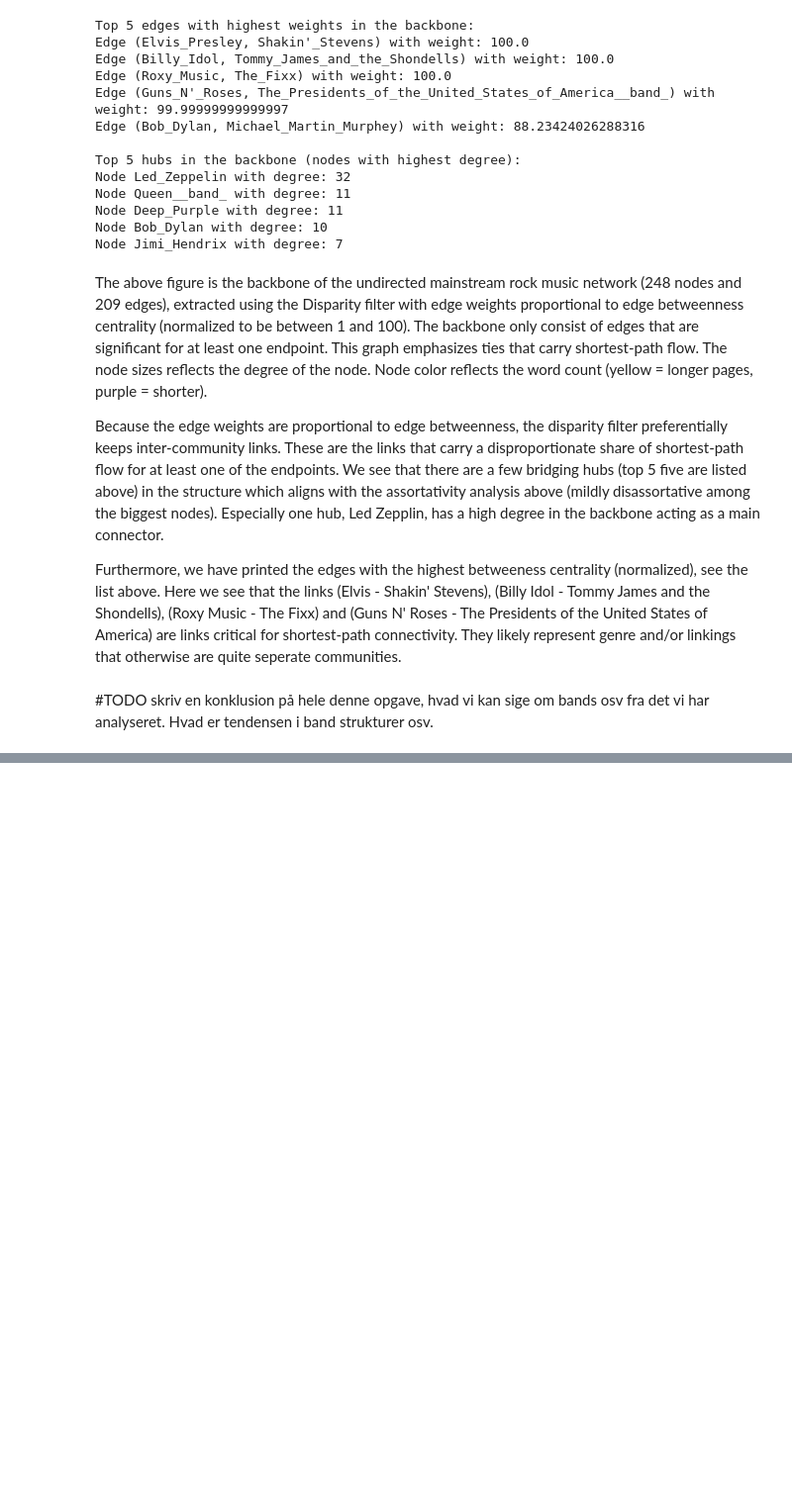
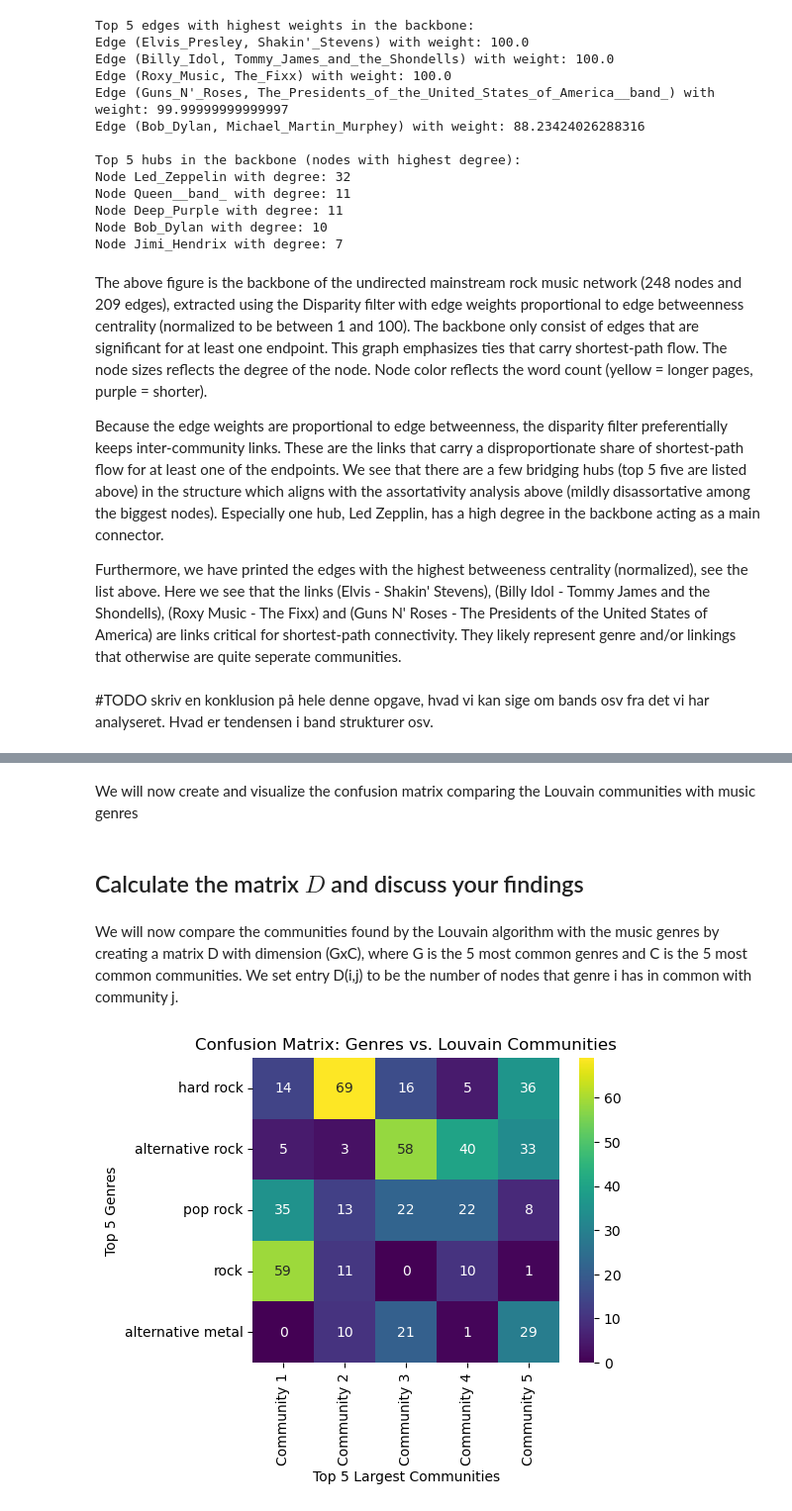
Before and after one commit to noanorgaard/SocialGraphs, a Jupyter notebook: Assignment2/Assignment2.ipynb, the cells around one changed output, grey strips where cells are left out. Shown at 99% size. Cells and saved outputs as stored; diff of their text form; code cells hidden in the pictures; blank space fills up the shorter version.

```diff
--- a/Assignment2/Assignment2.ipynb
+++ b/Assignment2/Assignment2.ipynb
@@ -452,0 +866,68 @@ Furthermore, we have printed the edges with the highest betweeness centrality (n
+# %% [markdown]
+We will now create and visualize the confusion matrix comparing the Louvain communities with music genres
+# %% [markdown]
+## Calculate the matrix $D$ and discuss your findings
+# %% [markdown]
+We will now compare the communities found by the Louvain algorithm with the music genres by creating a matrix D with dimension (GxC), where G is the 5 most common genres and C is the 5 most common communities. We set entry D(i,j) to be the number of nodes that genre i has in common with community j.
+# %%
+# Identify the 5 most common genres - Using all genres associated with each node
+all_genres_list = []
+for node, data in G.nodes(data=True):
+    if 'genres' in data:
+        all_genres_list.extend(data['genres'])
+
+genre_counts = Counter(all_genres_list)
+top_5_genres = [genre for genre, count in genre_counts.most_common(5)]
+top_5_genres_set = set(top_5_genres)
+
+
+# Identify the 5 largest communities
+louvain_communities.sort(key=len, reverse=True)
+top_5_communities = louvain_communities[:5]
+
+# Create a set of all nodes that are in one of the top 5 communities
+nodes_in_top_communities = set()
+for community in top_5_communities:
+    nodes_in_top_communities.update(community)
+
+
+genre_to_idx = {genre: i for i, genre in enumerate(top_5_genres)}
+# Map each node to its community index (1-5)
+node_to_community_idx = {}
+for i, community in enumerate(top_5_communities):
+    for node in community:
+        node_to_community_idx[node] = i
+
+
+# Confusion matrix
+confusion_matrix = np.zeros((5, 5), dtype=int)
+
+# Iterate through all nodes in the graph that are in the top communities
+for node in nodes_in_top_communities:
+    # Check if the node has genre data
+    if 'genres' in G.nodes[node]:
+        node_genres = G.nodes[node]['genres']
+
+        # Find which of the top 5 genres this node has
+        relevant_genres = top_5_genres_set.intersection(node_genres)
+
+        # If the node has at least one of the top 5 genre
+        if relevant_genres:
+            community_idx = node_to_community_idx[node]
+
+            for genre in relevant_genres:
+                genre_idx = genre_to_idx[genre]
+                confusion_matrix[genre_idx, community_idx] += 1
+
+
+# Visualize
+plt.figure(figsize=(5, 4))
+sns.heatmap(confusion_matrix, annot=True, fmt='d', cmap='viridis',
+            xticklabels=[f'Community {i+1}' for i in range(5)],
+            yticklabels=top_5_genres)
+plt.title('Confusion Matrix: Genres vs. Louvain Communities')
+plt.ylabel(f'Top {5} Genres')
+plt.xlabel(f'Top {5} Largest Communities')
+plt.show()
+# %% [output]
+[figure, added]
```
Also changed, not shown: parts of 26 cells of this notebook.
